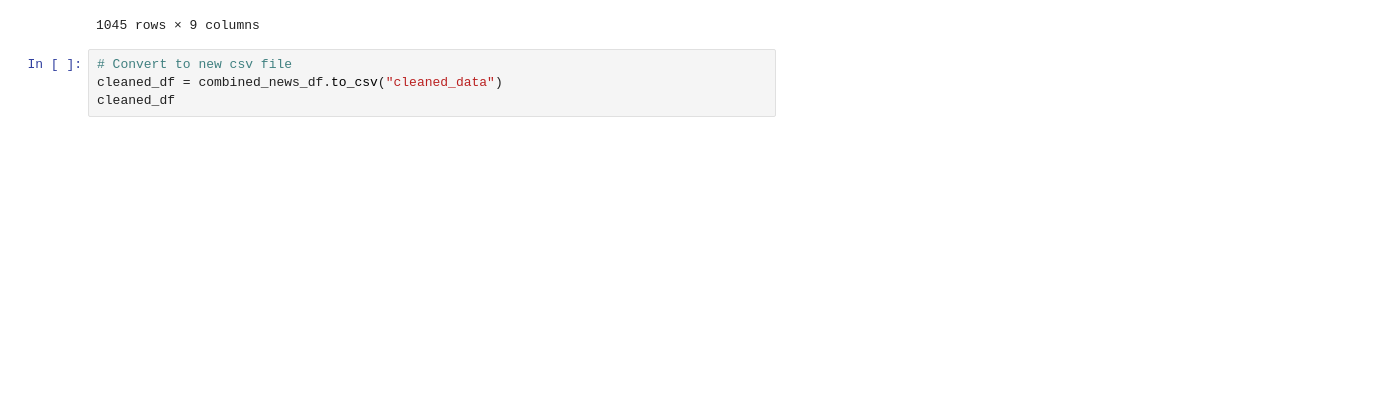
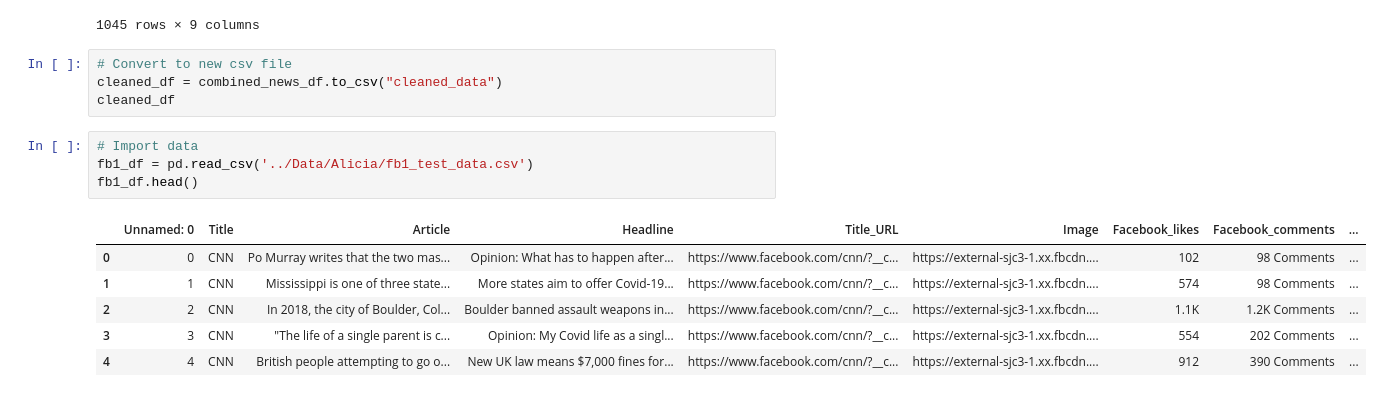
Before and after one commit to aliciasply/Final-Project, a Jupyter notebook: Code/Visualization-Alicia-Test1.ipynb, the cells around one changed output. Saved outputs shown, nothing was run; the diff lists cells and outputs as text; blank space fills up the shorter version.

```diff
--- a/Code/Visualization-Alicia-Test1.ipynb
+++ b/Code/Visualization-Alicia-Test1.ipynb
@@ -95,3 +95,14 @@ combined_news_df
 # Convert to new csv file
 cleaned_df = combined_news_df.to_csv("cleaned_data")
 cleaned_df
+# %%
+# Import data
+fb1_df = pd.read_csv('../Data/Alicia/fb1_test_data.csv')
+fb1_df.head()
+# %% [output]
+|  | Unnamed: 0 | Title | Article | Headline | Title_URL | Image | Facebook_likes | Facebook_comments | ... |
+| 0 | 0 | CNN | Po Murray writes that the two mas... | Opinion: What has to happen after... | https://www.facebook.com/cnn/?__c... | https://external-sjc3-1.xx.fbcdn.... | 102 | 98 Comments | ... |
+| 1 | 1 | CNN | Mississippi is one of three state... | More states aim to offer Covid-19... | https://www.facebook.com/cnn/?__c... | https://external-sjc3-1.xx.fbcdn.... | 574 | 98 Comments | ... |
+| 2 | 2 | CNN | In 2018, the city of Boulder, Col... | Boulder banned assault weapons in... | https://www.facebook.com/cnn/?__c... | https://external-sjc3-1.xx.fbcdn.... | 1.1K | 1.2K Comments | ... |
+| 3 | 3 | CNN | "The life of a single parent is c... | Opinion: My Covid life as a singl... | https://www.facebook.com/cnn/?__c... | https://external-sjc3-1.xx.fbcdn.... | 554 | 202 Comments | ... |
+| 4 | 4 | CNN | British people attempting to go o... | New UK law means $7,000 fines for... | https://www.facebook.com/cnn/?__c... | https://external-sjc3-1.xx.fbcdn.... | 912 | 390 Comments | ... |
```
Also changed, not shown: parts of 3 cells of this notebook, 4 other files.
